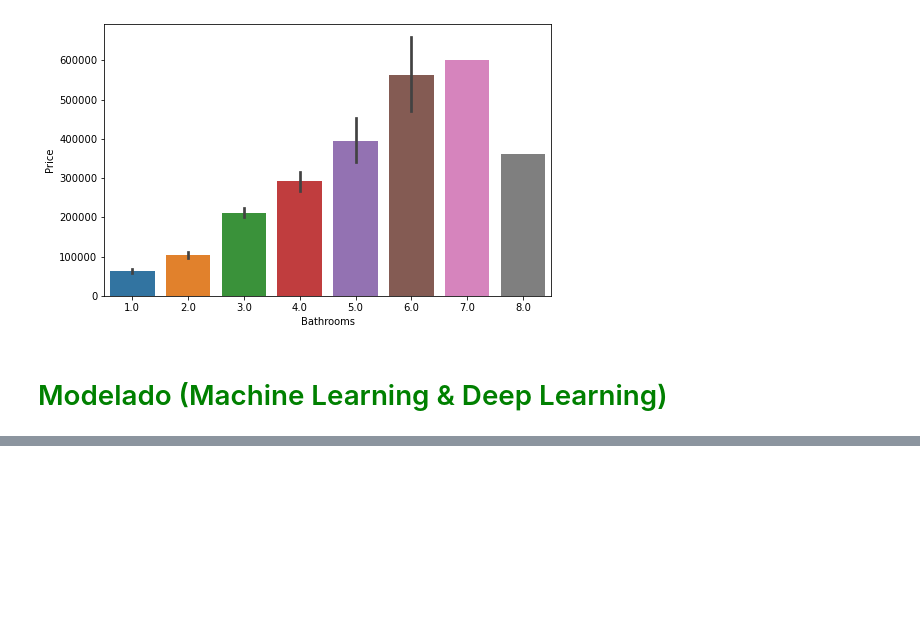
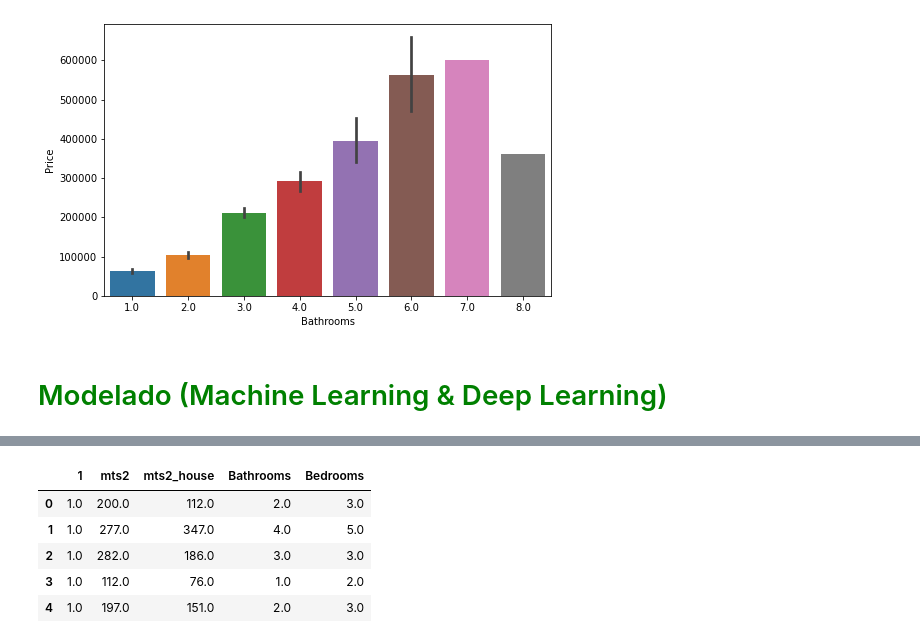
Before and after one commit to gastonfr24/Mendoza-Inmobiliaria, a Jupyter notebook: Untitled.ipynb, the cells around one changed output, grey strips where cells are left out. Drawn from its saved outputs; the diff is of its cells as text; code cells hidden in the pictures; blank space fills up the shorter version.

```diff
--- a/Untitled.ipynb
+++ b/Untitled.ipynb
@@ -251,0 +273,3 @@ all_df.to_csv('all_data.csv', index=False)
+# %%
+categorical_features = pd.DataFrame(categorical_features)
+categorical_features.head()
@@ -251,0 +285,4 @@ all_df.to_csv('all_data.csv', index=False)
+# %%
+numerical_features = all_df[['mts2', 'mts2_house', 'Bathrooms', 'Bedrooms']]
+
+numerical_features.head()
@@ -251,0 +296,13 @@ all_df.to_csv('all_data.csv', index=False)
+# %%
+X = pd.concat([categorical_features,numerical_features], axis=1)
+# %%
+X = X.iloc[:,1:]
+# %%
+X.head()
+# %% [output]
+|  | 1 | mts2 | mts2_house | Bathrooms | Bedrooms |
+| 0 | 1.0 | 200.0 | 112.0 | 2.0 | 3.0 |
+| 1 | 1.0 | 277.0 | 347.0 | 4.0 | 5.0 |
+| 2 | 1.0 | 282.0 | 186.0 | 3.0 | 3.0 |
+| 3 | 1.0 | 112.0 | 76.0 | 1.0 | 2.0 |
+| 4 | 1.0 | 197.0 | 151.0 | 2.0 | 3.0 |
```
Also changed, not shown: parts of 24 cells of this notebook, 1 other file.
